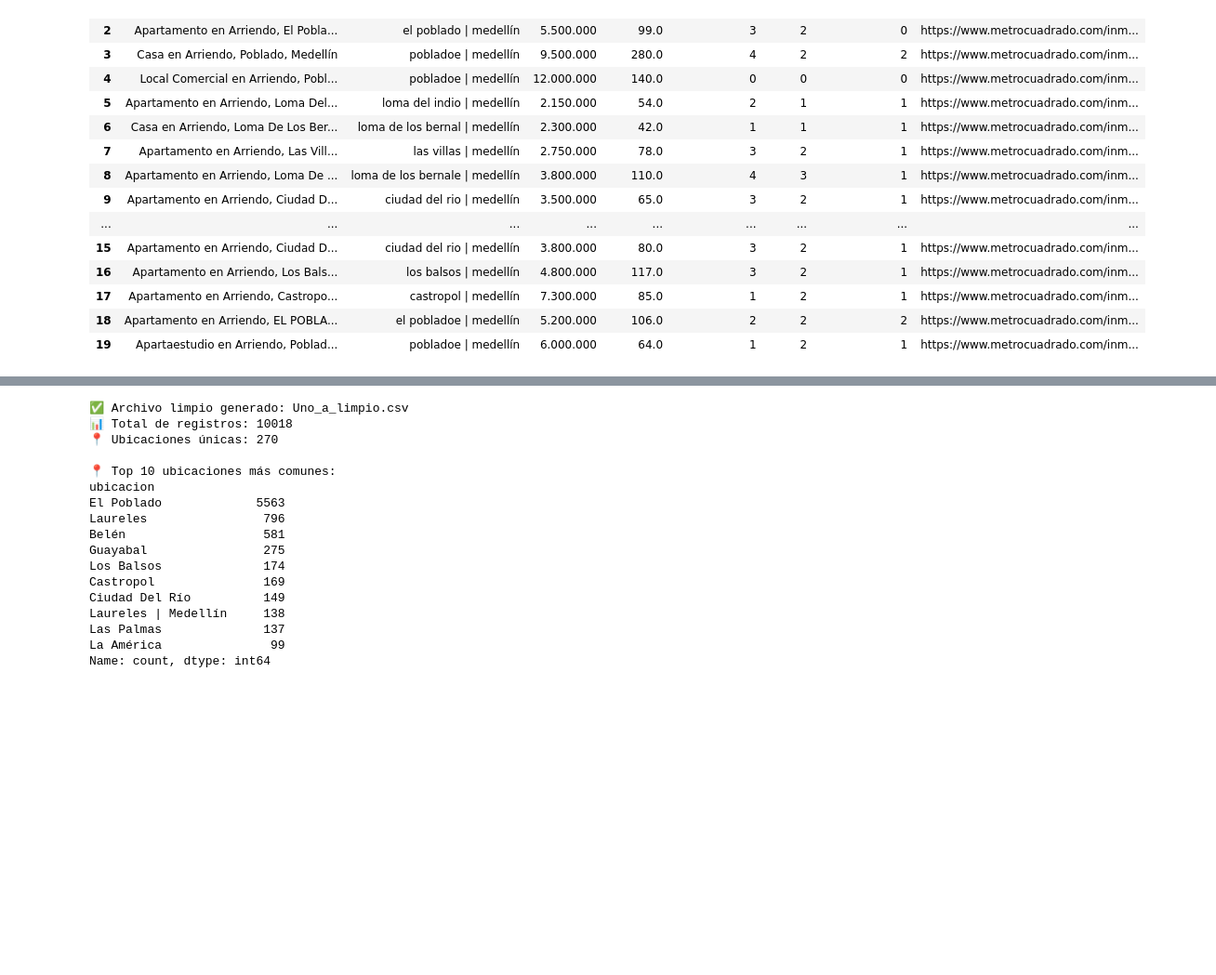
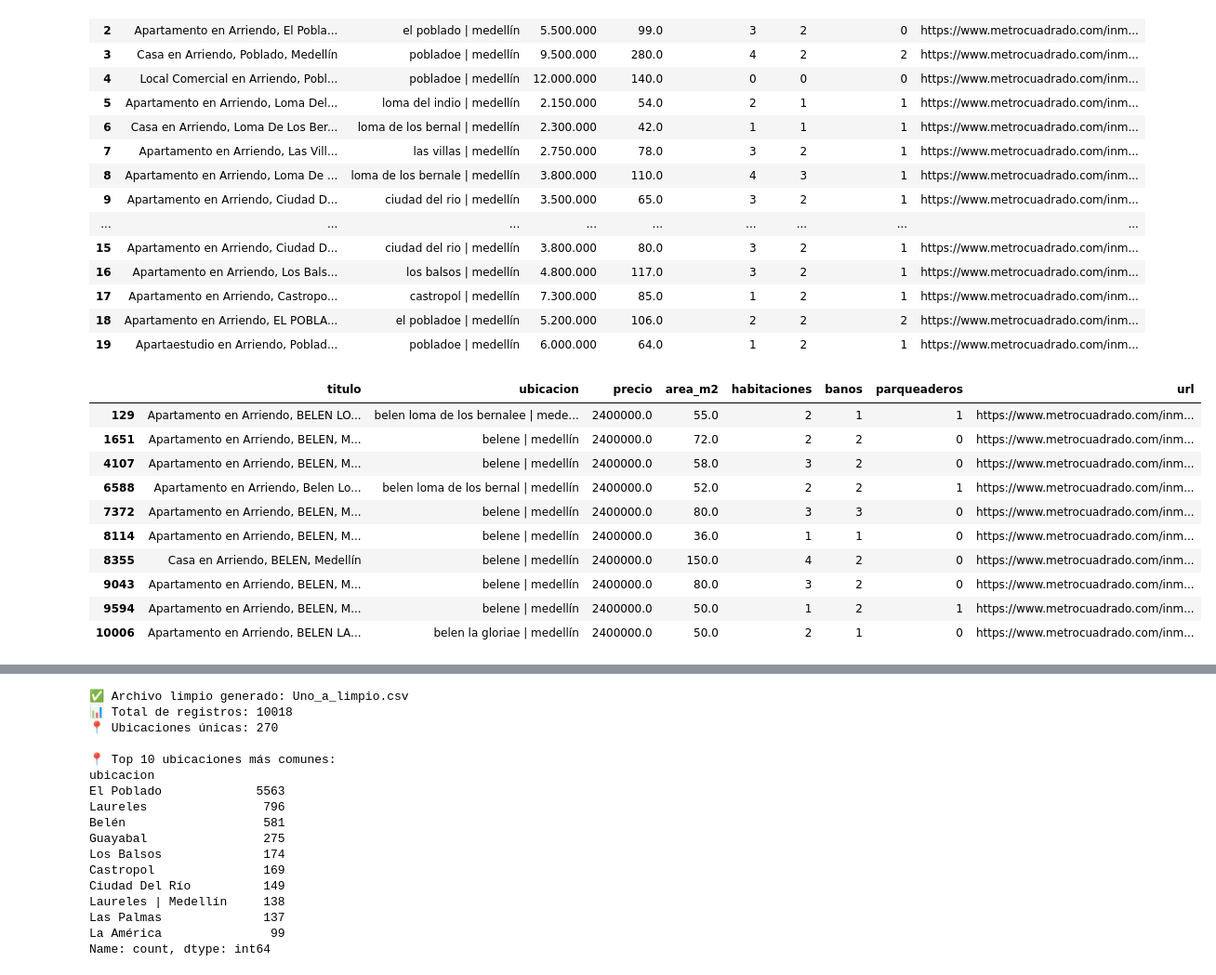
Before and after one commit to roman-correa/scraper, a Jupyter notebook: scraper.ipynb, the cells around one changed output, grey strips where cells are left out. Shown: that part at 93% size. Cells and saved outputs as stored; diff of their text form; code cells hidden in the pictures; blank space fills up the shorter version.

```diff
--- a/scraper.ipynb
+++ b/scraper.ipynb
@@ -550,3 +550,21 @@ memory usage: 704.4+ KB
 | 17 | Apartamento en Arriendo, Castropo... | castropol | medellín | 7.300.000 | 85.0 | 1 | 2 | 1 | https://www.metrocuadrado.com/inm... |
 | 18 | Apartamento en Arriendo, EL POBLA... | el pobladoe | medellín | 5.200.000 | 106.0 | 2 | 2 | 2 | https://www.metrocuadrado.com/inm... |
 | 19 | Apartaestudio en Arriendo, Poblad... | pobladoe | medellín | 6.000.000 | 64.0 | 1 | 2 | 1 | https://www.metrocuadrado.com/inm... |
+# %%
+df_analisis['precio'] = df_analisis['precio'].str.replace('$','')
+df_analisis['precio'] = df_analisis['precio'].str.replace('.','').astype(float)
+# %%
+la_palma = df_analisis[(df_analisis['ubicacion'].str.contains('belen', case = False)) &(df_analisis['precio'] == 2400000)]
+la_palma
+# %% [output]
+|  | titulo | ubicacion | precio | area_m2 | habitaciones | banos | parqueaderos | url |
+| 129 | Apartamento en Arriendo, BELEN LO... | belen loma de los bernalee | mede... | 2400000.0 | 55.0 | 2 | 1 | 1 | https://www.metrocuadrado.com/inm... |
+| 1651 | Apartamento en Arriendo, BELEN, M... | belene | medellín | 2400000.0 | 72.0 | 2 | 2 | 0 | https://www.metrocuadrado.com/inm... |
+| 4107 | Apartamento en Arriendo, BELEN, M... | belene | medellín | 2400000.0 | 58.0 | 3 | 2 | 0 | https://www.metrocuadrado.com/inm... |
+| 6588 | Apartamento en Arriendo, Belen Lo... | belen loma de los bernal | medellín | 2400000.0 | 52.0 | 2 | 2 | 1 | https://www.metrocuadrado.com/inm... |
+| 7372 | Apartamento en Arriendo, BELEN, M... | belene | medellín | 2400000.0 | 80.0 | 3 | 3 | 0 | https://www.metrocuadrado.com/inm... |
+| 8114 | Apartamento en Arriendo, BELEN, M... | belene | medellín | 2400000.0 | 36.0 | 1 | 1 | 0 | https://www.metrocuadrado.com/inm... |
+| 8355 | Casa en Arriendo, BELEN, Medellín | belene | medellín | 2400000.0 | 150.0 | 4 | 2 | 0 | https://www.metrocuadrado.com/inm... |
+| 9043 | Apartamento en Arriendo, BELEN, M... | belene | medellín | 2400000.0 | 80.0 | 3 | 2 | 0 | https://www.metrocuadrado.com/inm... |
+| 9594 | Apartamento en Arriendo, BELEN, M... | belene | medellín | 2400000.0 | 50.0 | 1 | 2 | 1 | https://www.metrocuadrado.com/inm... |
+| 10006 | Apartamento en Arriendo, BELEN LA... | belen la gloriae | medellín | 2400000.0 | 50.0 | 2 | 1 | 0 | https://www.metrocuadrado.com/inm... |
```
Also changed, not shown: parts of 5 cells of this notebook.
